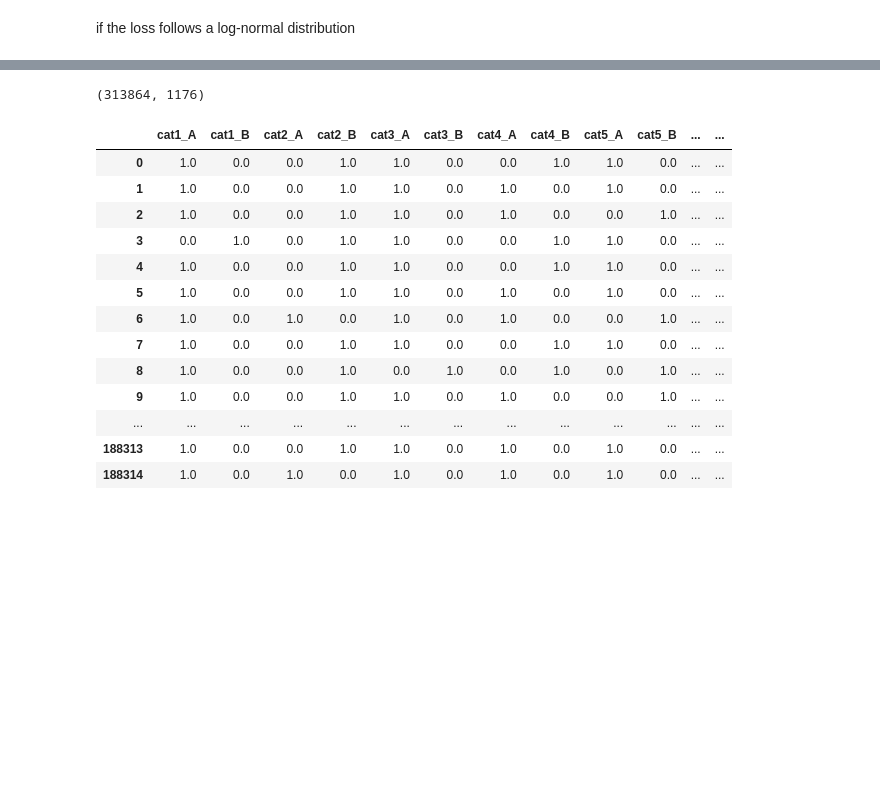
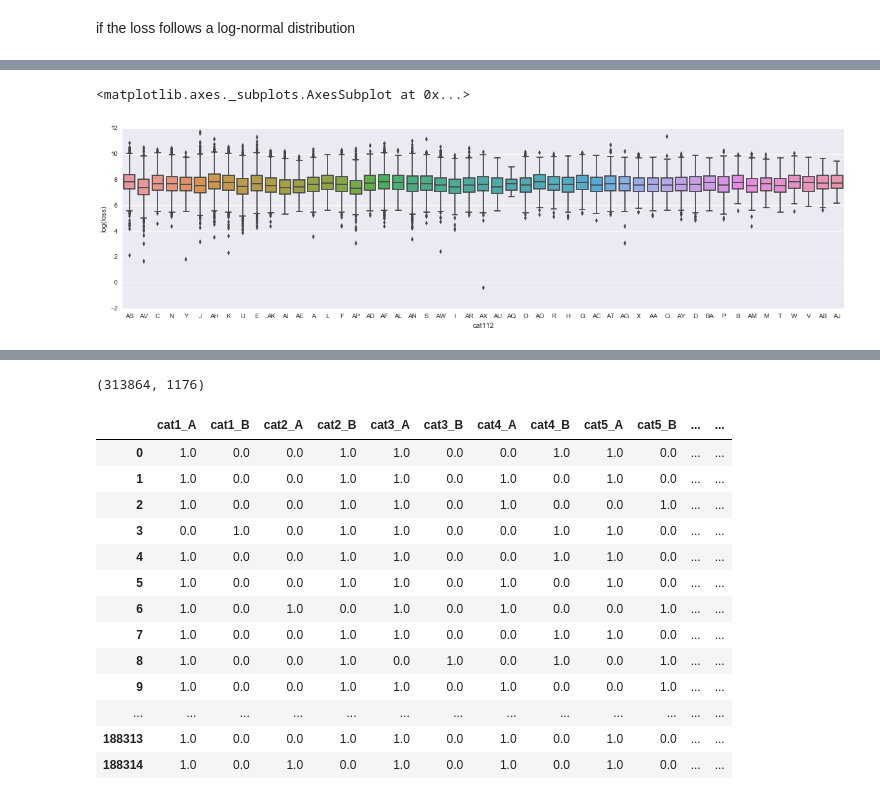
Before and after one commit to yanyang729/652_final_project_kaggle_allstate, a Jupyter notebook: kaggle.ipynb, the cells around one changed output, grey strips where cells are left out. Cells and saved outputs as stored; diff of their text form; code cells hidden in the pictures; blank space fills up the shorter version.

```diff
--- a/kaggle.ipynb
+++ b/kaggle.ipynb
@@ -37,0 +121,7 @@ plt.show()
+# %%
+# satets boxplot(having 51 variables)
+plt.rc('figure',figsize=(20,5))
+sns.boxplot(train[cat_features[-5]],train['log(loss)'])
+# %% [output]
+<matplotlib.axes._subplots.AxesSubplot at 0x...>
+[figure, added]
```
Also changed, not shown: parts of 12 cells of this notebook.
